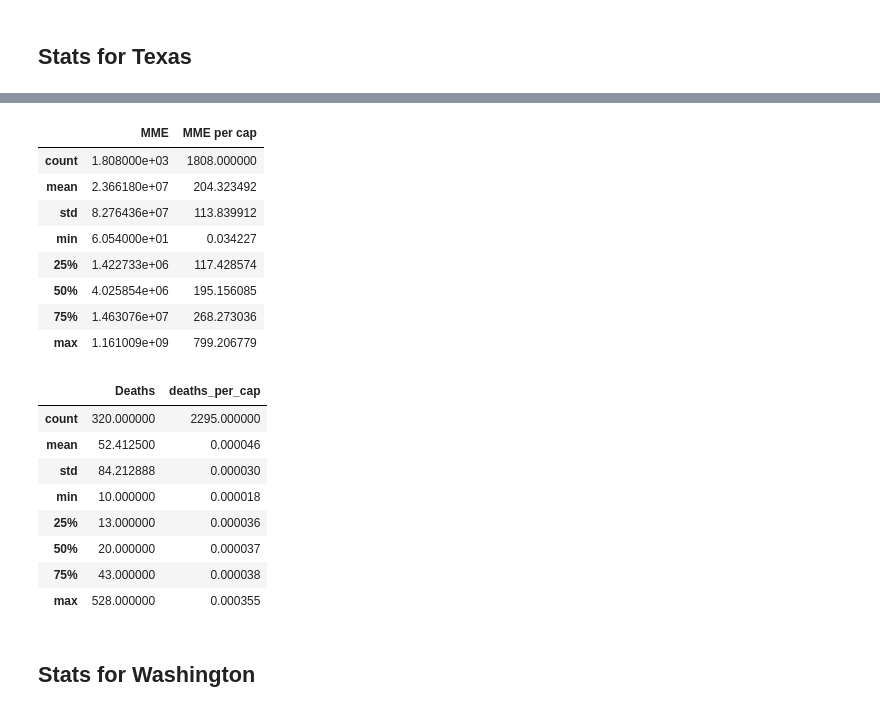
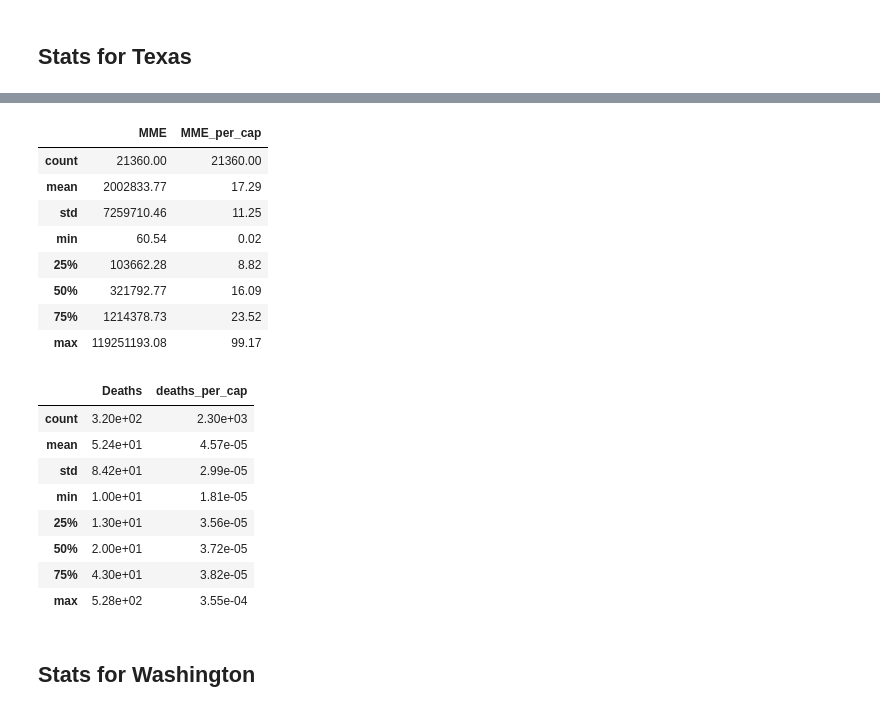
Before and after one commit to ShiningYang0207/opioid-control-policy, a Jupyter notebook: 25_modified_modeling/summary_stats.ipynb, the cells around one changed output, grey strips where cells are left out. Drawn from its saved outputs; the diff is of its cells as text; code cells hidden in the pictures.

```diff
--- a/25_modified_modeling/summary_stats.ipynb
+++ b/25_modified_modeling/summary_stats.ipynb
@@ -64,5 +98,6 @@ np.round(opi[(opi["BUYER_STATE"].isin(control_fl)) & (opi["policy_year"]==0)][["
 | max | 5.121900e+08 | 1476.92 |
 # %%
-deaths[(deaths["STNAME"].isin(control_fl_d)) & (deaths["policy_year"]==0)][["Deaths", "deaths_per_cap"]].describe()
+pd.set_option('display.float_format',lambda x : '%.2e' % x)
+deaths[(deaths["STNAME"].isin(control_fl_d)) & (deaths["policy_year"]==0)][["Deaths", "deaths_per_cap"]].describe() #apply(lambda x: format(x, '%.2e'))
 # %% [output]
 |  | Deaths | deaths_per_cap |
@@ -204,5 +240,10 @@ Name: MME per cap, dtype: float64
 # %% [markdown]
 ## Stats for Texas
 # %%
-opi["policy_year"] = np.where(opi["year"]<2007, 0, 1)
+# import texas opioid monthly data
+
+pd.set_option('display.float_format',lambda x : '%.2f' % x)
+tx_month = pd.read_parquet("/Users/yangshining/Desktop/pds2021-opioids-pds6/10_modified_data/opi_tx_pop.parquet")
+
+tx_month["policy_year"] = np.where(tx_month["year"]<2007, 0, 1)
 deaths["policy_year"] = np.where(deaths["Year"]<2007, 0, 1)
@@ -291,29 +349,29 @@ deaths[(deaths["STNAME"]=="Texas") & (deaths["policy_year"]==0)][["Deaths", "dea
 # %%
 # Stats for TX after policy year
 
-opi[(opi["BUYER_STATE"]=="TX") & (opi["policy_year"]==1)][["MME", "MME per cap"]].describe()
+tx_month[(tx_month["BUYER_STATE"]=="TX") & (tx_month["policy_year"]==1)][["MME", "MME_per_cap"]].describe()
 # %% [output]
-|  | MME | MME per cap |
-| count | 1.808000e+03 | 1808.000000 |
-| mean | 2.366180e+07 | 204.323492 |
-| std | 8.276436e+07 | 113.839912 |
-| min | 6.054000e+01 | 0.034227 |
-| 25% | 1.422733e+06 | 117.428574 |
-| 50% | 4.025854e+06 | 195.156085 |
-| 75% | 1.463076e+07 | 268.273036 |
-| max | 1.161009e+09 | 799.206779 |
+|  | MME | MME_per_cap |
+| count | 21360.00 | 21360.00 |
+| mean | 2002833.77 | 17.29 |
+| std | 7259710.46 | 11.25 |
+| min | 60.54 | 0.02 |
+| 25% | 103662.28 | 8.82 |
+| 50% | 321792.77 | 16.09 |
+| 75% | 1214378.73 | 23.52 |
+| max | 119251193.08 | 99.17 |
 # %%
 deaths[(deaths["STNAME"]=="Texas") & (deaths["policy_year"]==1)][["Deaths", "deaths_per_cap"]].describe()
 # %% [output]
 |  | Deaths | deaths_per_cap |
-| count | 320.000000 | 2295.000000 |
-| mean | 52.412500 | 0.000046 |
-| std | 84.212888 | 0.000030 |
-| min | 10.000000 | 0.000018 |
-| 25% | 13.000000 | 0.000036 |
-| 50% | 20.000000 | 0.000037 |
-| 75% | 43.000000 | 0.000038 |
-| max | 528.000000 | 0.000355 |
+| count | 3.20e+02 | 2.30e+03 |
+| mean | 5.24e+01 | 4.57e-05 |
+| std | 8.42e+01 | 2.99e-05 |
+| min | 1.00e+01 | 1.81e-05 |
+| 25% | 1.30e+01 | 3.56e-05 |
+| 50% | 2.00e+01 | 3.72e-05 |
+| 75% | 4.30e+01 | 3.82e-05 |
+| max | 5.28e+02 | 3.55e-04 |
 # %% [markdown]
 ## Stats for Washington
 # %%
```
Also changed, not shown: parts of 33 cells of this notebook, 4 other files.
